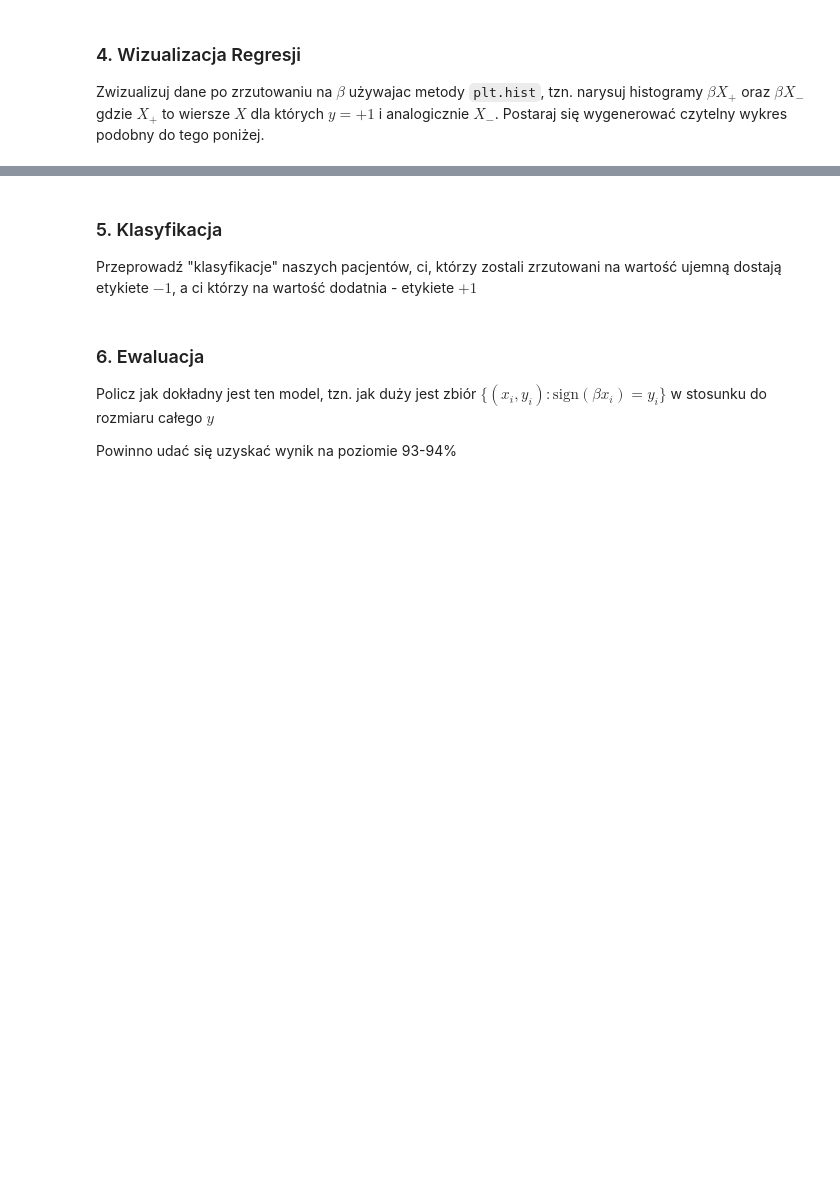
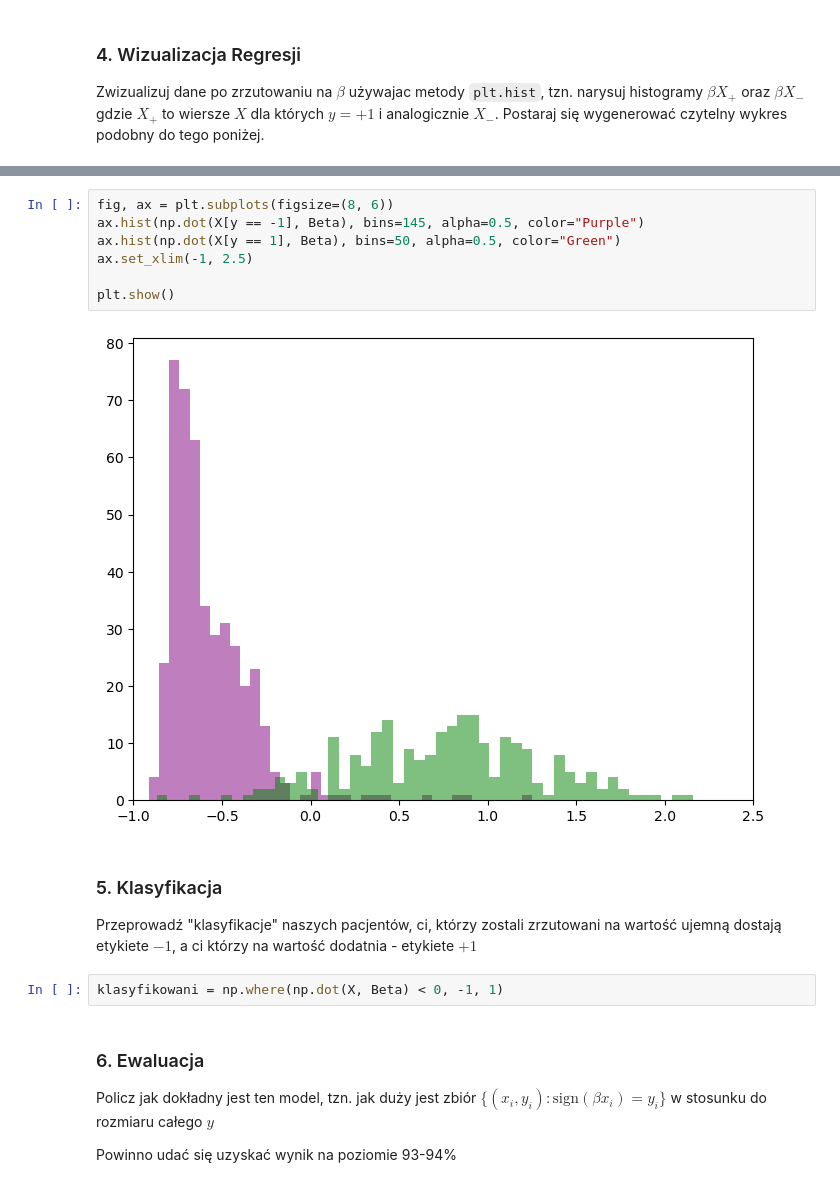
Before and after one commit to KajetanOzog/effective_python, a Jupyter notebook: lab13.ipynb, the cells around one changed output, grey strips where cells are left out. Drawn from its saved outputs; the diff is of its cells as text; blank space fills up the shorter version.

```diff
--- a/lab13.ipynb
+++ b/lab13.ipynb
@@ -51,10 +56,21 @@ Zwizualizuj dane po zrzutowaniu na $\beta$ używajac metody `plt.hist`, tzn. nar
 $\beta X_-$ gdzie $X_+$ to wiersze $X$ dla których $y=+1$ i analogicznie $X_-$. Postaraj się wygenerować czytelny wykres podobny do tego poniżej.
 # %% [markdown]
 <img src="lab13_files/lr1.png">
+# %%
+fig, ax = plt.subplots(figsize=(8, 6))
+ax.hist(np.dot(X[y == -1], Beta), bins=145, alpha=0.5, color="Purple")
+ax.hist(np.dot(X[y == 1], Beta), bins=50, alpha=0.5, color="Green")
+ax.set_xlim(-1, 2.5)
+
+plt.show()
+# %% [output]
+[figure, added]
 # %% [markdown]
 ### 5. Klasyfikacja
 
 Przeprowadź "klasyfikacje" naszych pacjentów, ci, którzy zostali zrzutowani na wartość ujemną dostają etykiete $-1$, a ci którzy na wartość dodatnia - etykiete $+1$
+# %%
+klasyfikowani = np.where(np.dot(X, Beta) < 0, -1, 1)
 # %% [markdown]
 ### 6. Ewaluacja
 
```
Also changed, not shown: parts of 6 cells of this notebook.
